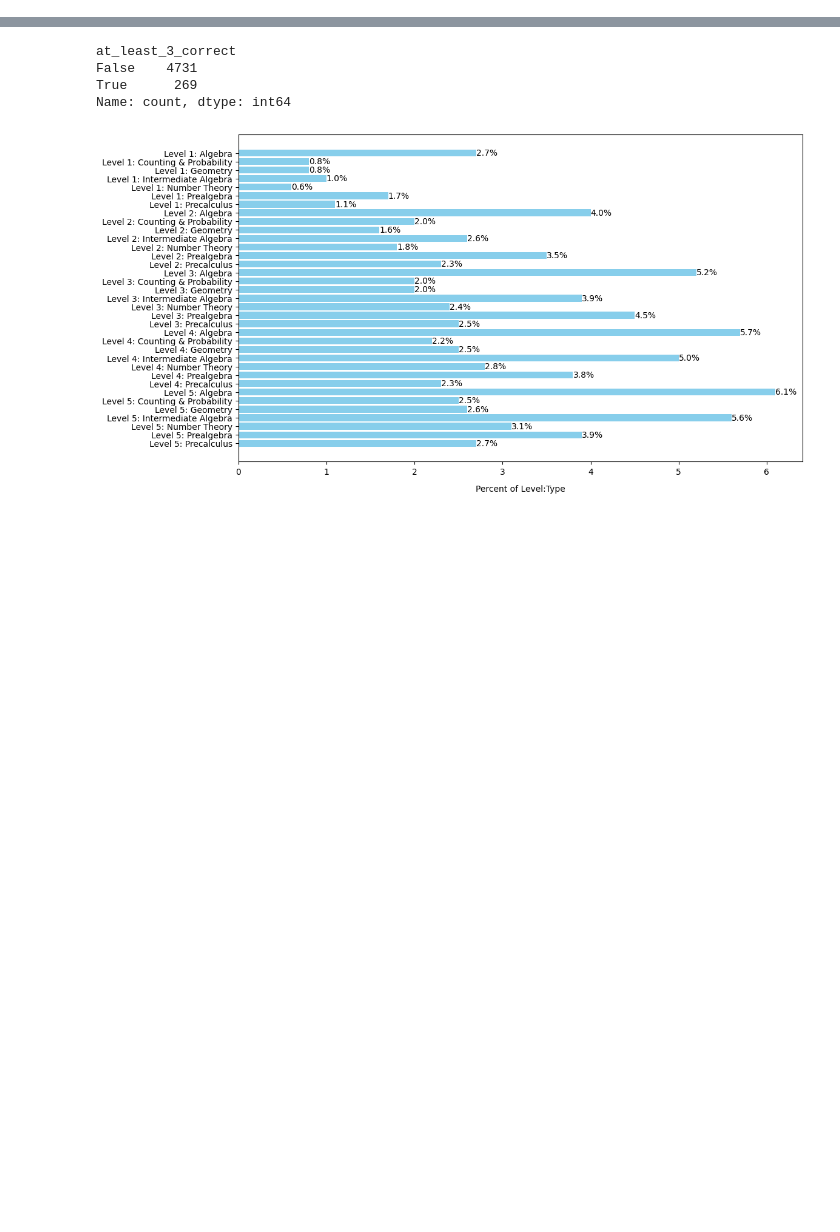
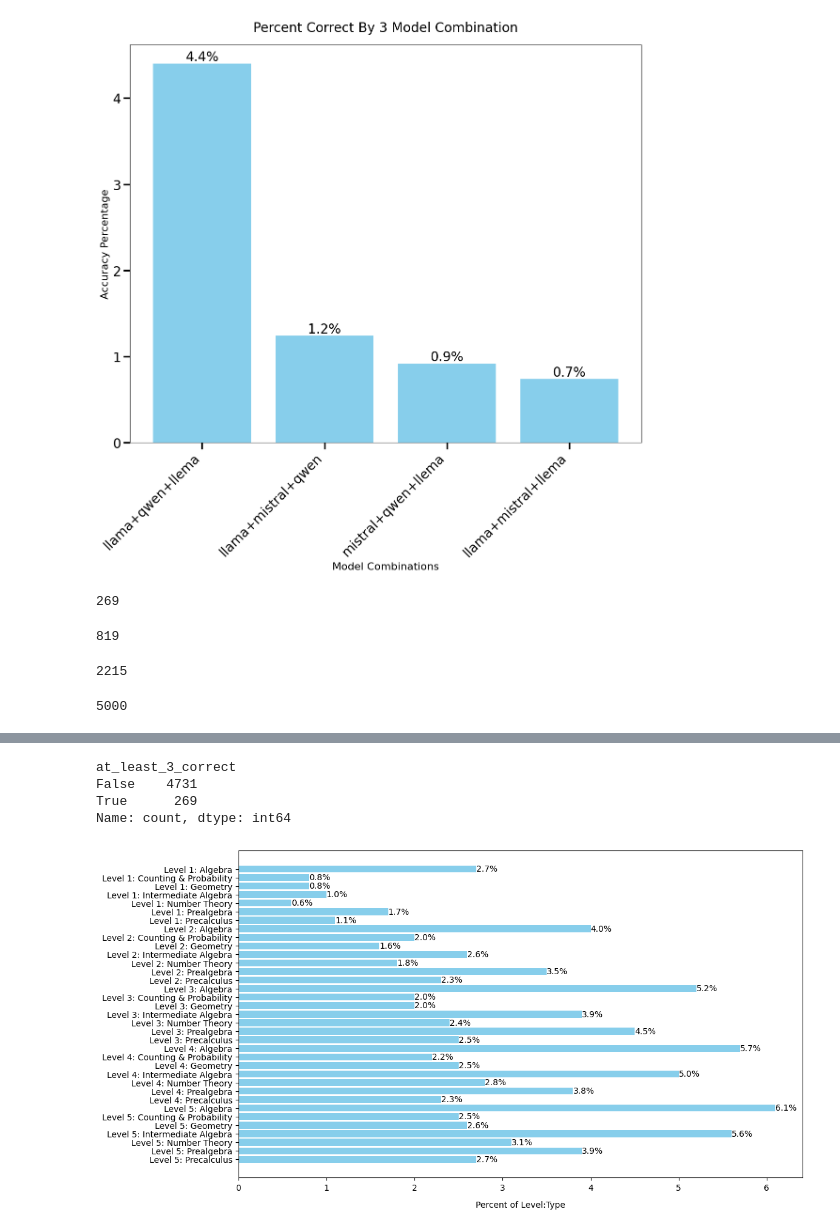
Before and after one commit to knazarali3/cs6220_math_group2, a Jupyter notebook: analysis_competition_math_kiran.ipynb, the cells around one changed output, grey strips where cells are left out. Drawn from its saved outputs; the diff is of its cells as text; code cells hidden in the pictures; blank space fills up the shorter version.

```diff
--- a/analysis_competition_math_kiran.ipynb
+++ b/analysis_competition_math_kiran.ipynb
@@ -102,0 +159,75 @@ all_results["all_agree"] = (
+# %%
+# Trigram combinations:
+llama_mistral_qwen = all_results[
+    (all_results["llama3_is_correct"] == True) &
+    (all_results["mistral_is_correct"] == True) &
+    (all_results["qwen_is_correct"] == True)
+]
+
+llama_mistral_llema = all_results[
+    (all_results["llama3_is_correct"] == True) &
+    (all_results["mistral_is_correct"] == True) &
+    (all_results["llema_is_correct"] == True)
+]
+
+llama_qwen_llema = all_results[
+    (all_results["llama3_is_correct"] == True) &
+    (all_results["qwen_is_correct"] == True) &
+    (all_results["llema_is_correct"] == True)
+]
+
+mistral_qwen_llema = all_results[
+    (all_results["mistral_is_correct"] == True) &
+    (all_results["qwen_is_correct"] == True) &
+    (all_results["llema_is_correct"] == True)
+]
+
+# Calculate accuracies
+accuracies_trigram = pd.DataFrame(
+    list(
+        zip(
+            [len(llama_mistral_qwen), len(llama_mistral_llema), len(llama_qwen_llema), len(mistral_qwen_llema)],
+            ["llama+mistral+qwen", "llama+mistral+llema", "llama+qwen+llema", "mistral+qwen+llema"]
+        )
+    ),
+    columns=["correct_count", "combination"]
+)
+
+total_sum = len(all_results)
+accuracies_trigram["percent"] = (accuracies_trigram["correct_count"] / total_sum) * 100
+accuracies_trigram = accuracies_trigram.sort_values(by=['percent'], ascending=False)
+
+# Plot results
+fig, ax = plt.subplots(figsize=(12, 12))
+
+bars = plt.bar(accuracies_trigram["combination"], accuracies_trigram["percent"], color="skyblue")
+
+ax.bar_label(bars, fmt="%.1f%%", label_type='edge', fontsize=20)
+
+ax.set_title("Percent Correct By 3 Model Combination", fontsize=20, pad=20)
+ax.set_xlabel("Model Combinations", fontsize=16)
+ax.set_ylabel("Accuracy Percentage", fontsize=16)
+
+ax.tick_params(axis='both', which='major', labelsize=20, width=2.5, length=10)
+plt.xticks(rotation=45, ha="right")
+
+plt.tight_layout()
+plt.show()
+# %% [output]
+[figure, added]
+# %%
+print(len(all_results[all_results["at_least_3_correct"]]))
+# %% [output]
+269
+# %%
+print(len(all_results[all_results["at_least_2_correct"]]))
+# %% [output]
+819
+# %%
+print(len(all_results[all_results["at_least_1_correct"]]))
+# %% [output]
+2215
+# %%
+print(len(all_results))
+# %% [output]
+5000
```
Also changed, not shown: parts of 22 cells of this notebook, 5 other files.
